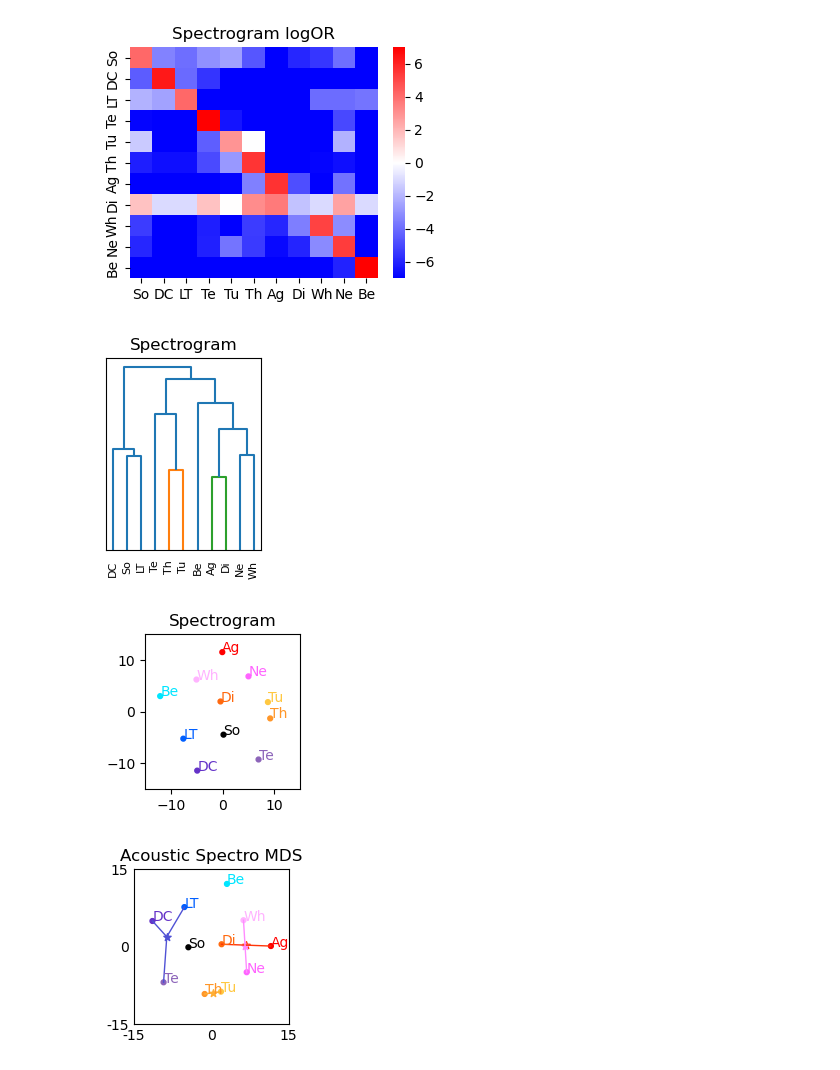
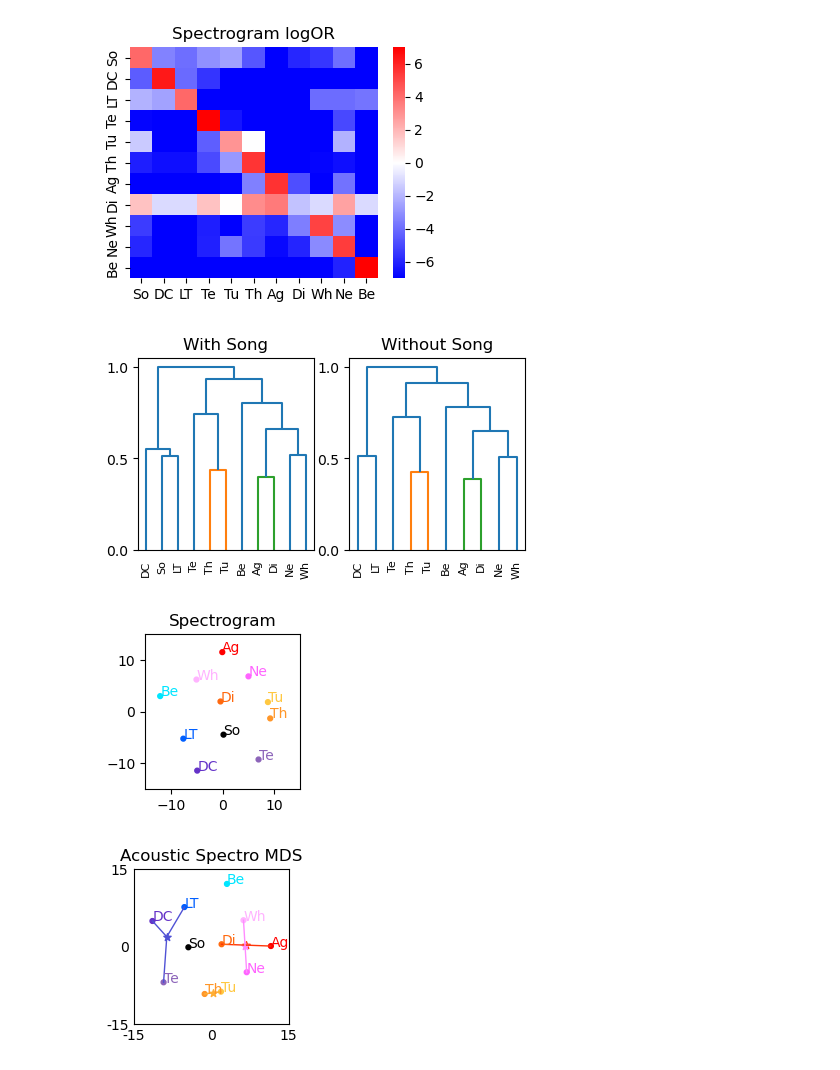
Before and after one commit to theunissenlab/zebra-finch-semantic-category, a Jupyter notebook: pythonNotebooks/BEHAV-Figure 4.ipynb, the cells around one changed output. Drawn from its saved outputs; the diff is of its cells as text; code cells hidden in the pictures.

Commit message:
The final version of Figure 4 and the supplemantals figures.

```diff
--- a/pythonNotebooks/BEHAV-Figure 4.ipynb
+++ b/pythonNotebooks/BEHAV-Figure 4.ipynb
@@ -984,37 +988,58 @@ for ic1 in range(nc):
 
 # Hieararchical clustering
 clustered=linkage(squareform(confMatDistAcoust), method= 'ward') # this works now
+clustered[:,2] = clustered[:,2]/np.max(clustered[:,2])
 cophen_dist = cophenet(clustered)
-plt.figure(figsize= (2,2.5), dpi=100)
+plt.figure(figsize= (5,2.5), dpi=100)
+plt.subplot(1,2,1)
 D = dendrogram(Z=clustered,
              color_threshold = 0.5*max(clustered[:,2]),
              leaf_rotation=90.,
              leaf_font_size=8,
              labels=name_grp)
-plt.yticks([])
-plt.title('Spectrogram')
+plt.yticks([0, 0.5, 1.0])
+plt.title('With Song')
+
+name_grpNoSo = name_grp.copy()
+name_grpNoSo.remove('So')
+confMatAcoustNoSo = np.delete(confMatDistAcoust, 6, axis=0)
+confMatAcoustNoSo = np.delete(confMatAcoustNoSo, 6, axis=1)
+
+clustered=linkage(squareform(confMatAcoustNoSo), method= 'ward' )# this works now
+clustered[:,2] = clustered[:,2]/np.max(clustered[:,2])
+cophen_dist = cophenet(clustered)
+plt.subplot(1,2,2)
+D = dendrogram(Z=clustered,
+             color_threshold = 0.5*max(clustered[:,2]),
+             leaf_rotation=90.,
+             leaf_font_size=8,
+             labels=name_grpNoSo)
+plt.yticks([0, 0.5, 1.0])
+plt.title('Without Song')
+
 plt.savefig(figDir + 'AcousticSpectroDendogram.eps')
+
 
 # Multidimensional scaling
 # Note that direction 0 is flipped so that it lines up better with UMAP
 mdsDim = 2
 mds = MDS(dissimilarity='precomputed', random_state=0, n_components=mdsDim, n_init=10)
 # Get the embeddings
 acMDS = mds.fit_transform(confMatDistAcoust)
 plt.figure(figsize= (2,2.5), dpi=100)
 plt.scatter(-acMDS[:,0], acMDS[:,1], s =12, c=[callColor[c] for c in name_grp] )
 plt.axis('square')
 plt.xlim(-15,15)
 plt.ylim(-15,15)
 plt.xticks([-10, 0, 10])
 plt.yticks([-10, 0, 10])
 ax = plt.gca()
 for i, txt in enumerate(name_grp):
     ax.annotate(txt, (-acMDS[i,0], acMDS[i,1]), color = callColor[txt])
 plt.title('Spectrogram')
 plt.savefig( figDir + f'AcousticSpectroMDS{mdsDim}.eps')
 # %% [output]
-[figure, old version]
+[figure, new version]
 [figure]
 # %%
 # Repeat MDS plot with ellipses (v1) or lines to centroids (v2)
```
Also changed, not shown: parts of 1 cell of this notebook, 4 other files.
